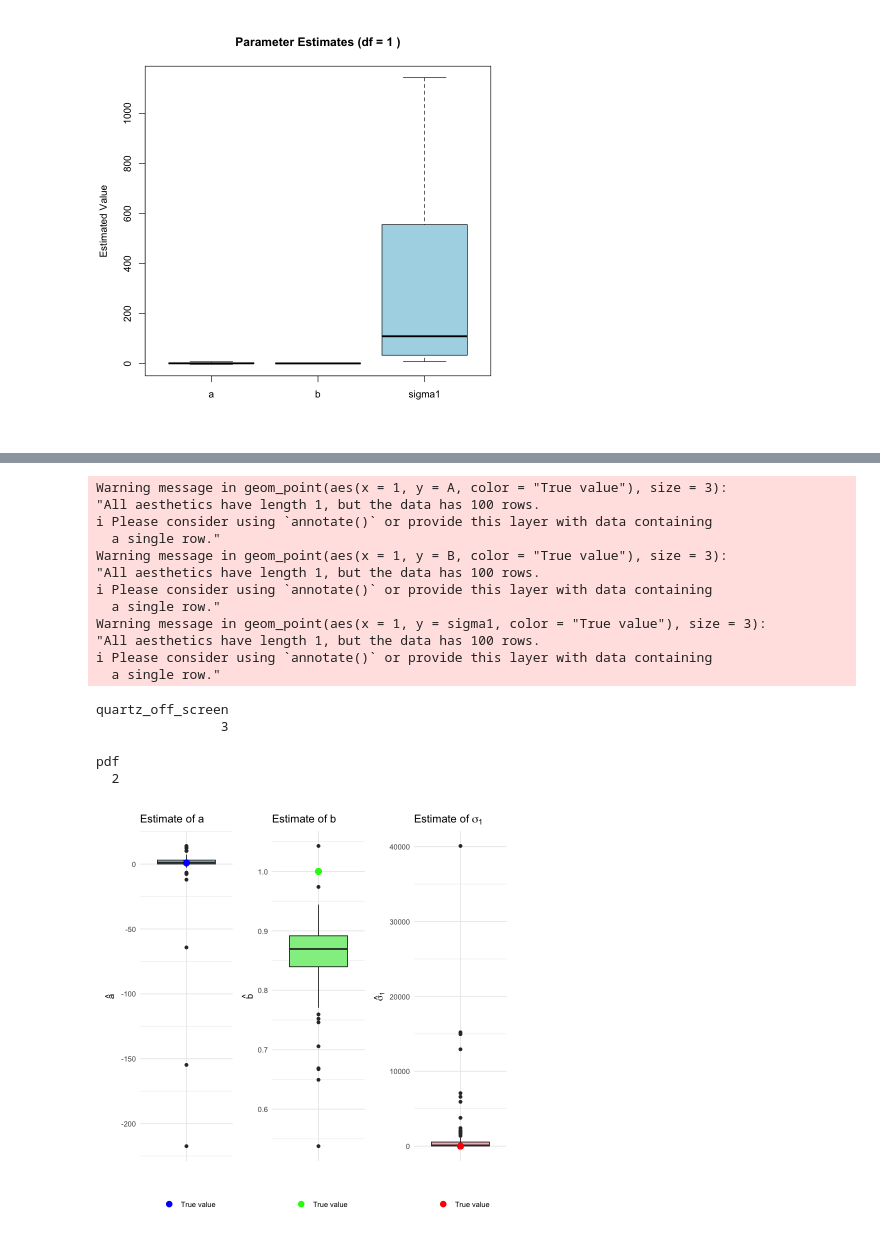
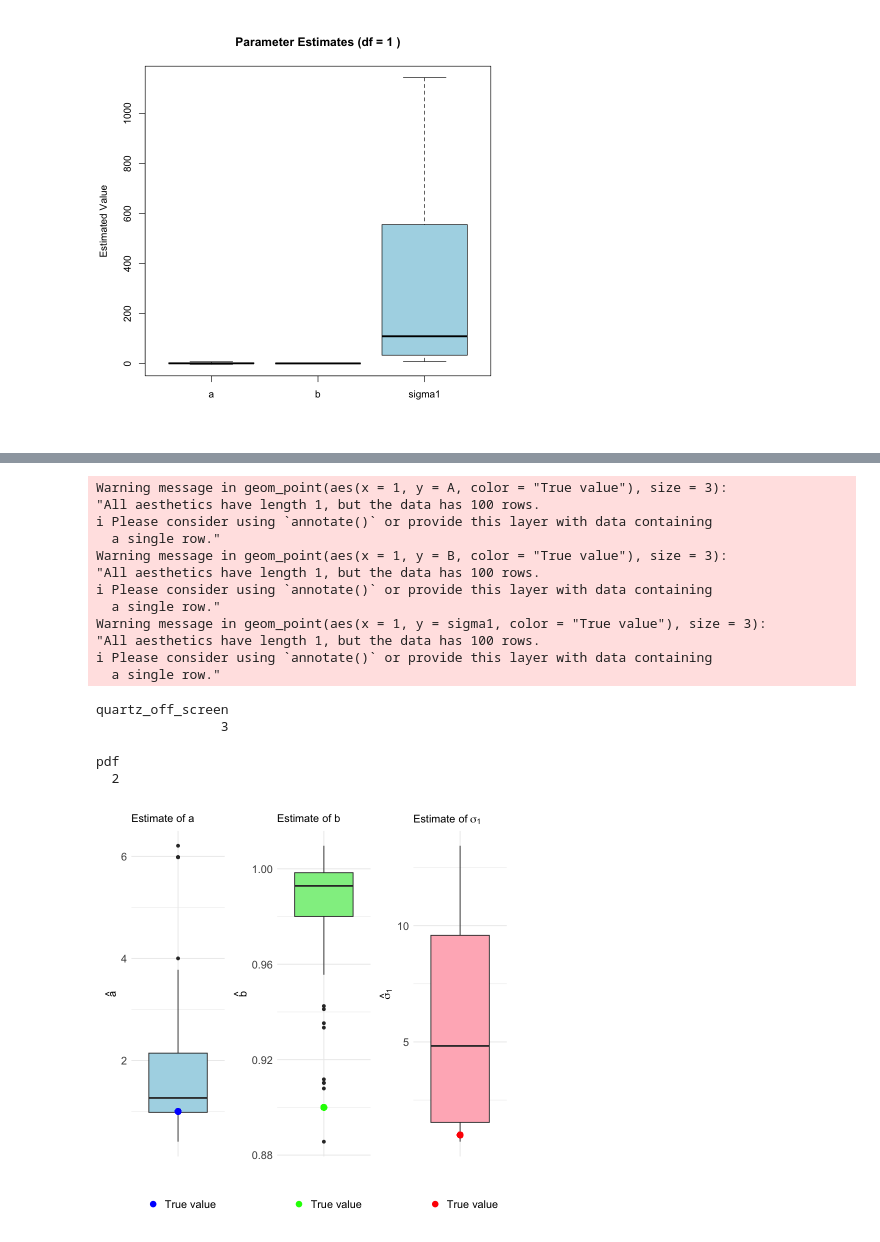
Before and after one commit to mathilderask/TimeSeriesAnalysis, a Jupyter notebook: Assignment4/opg1_nik.ipynb, the cells around one changed output, grey strips where cells are left out. Cells and saved outputs as stored; diff of their text form; code cells hidden in the pictures.

```diff
--- a/Assignment4/opg1_nik.ipynb
+++ b/Assignment4/opg1_nik.ipynb
@@ -384,22 +474,22 @@ i Please consider using `annotate()` or provide this layer with data containing
 # %%
-plots_list[[4]]
+plots_list[[2]]
 dev.copy(png, file = "1,54.png", width = 600, height = 600, res = 100)
 dev.off()
 # %% [output]
 Warning message in geom_point(aes(x = 1, y = A, color = "True value"), size = 3):
 "All aesthetics have length 1, but the data has 100 rows.
 i Please consider using `annotate()` or provide this layer with data containing
   a single row."
 Warning message in geom_point(aes(x = 1, y = B, color = "True value"), size = 3):
 "All aesthetics have length 1, but the data has 100 rows.
 i Please consider using `annotate()` or provide this layer with data containing
   a single row."
 Warning message in geom_point(aes(x = 1, y = sigma1, color = "True value"), size = 3):
 "All aesthetics have length 1, but the data has 100 rows.
 i Please consider using `annotate()` or provide this layer with data containing
   a single row."
 quartz_off_screen
                 3
 pdf
   2
-[figure, old version]
+[figure, new version]
```
Also changed, not shown: parts of 4 cells of this notebook, 11 other files.
